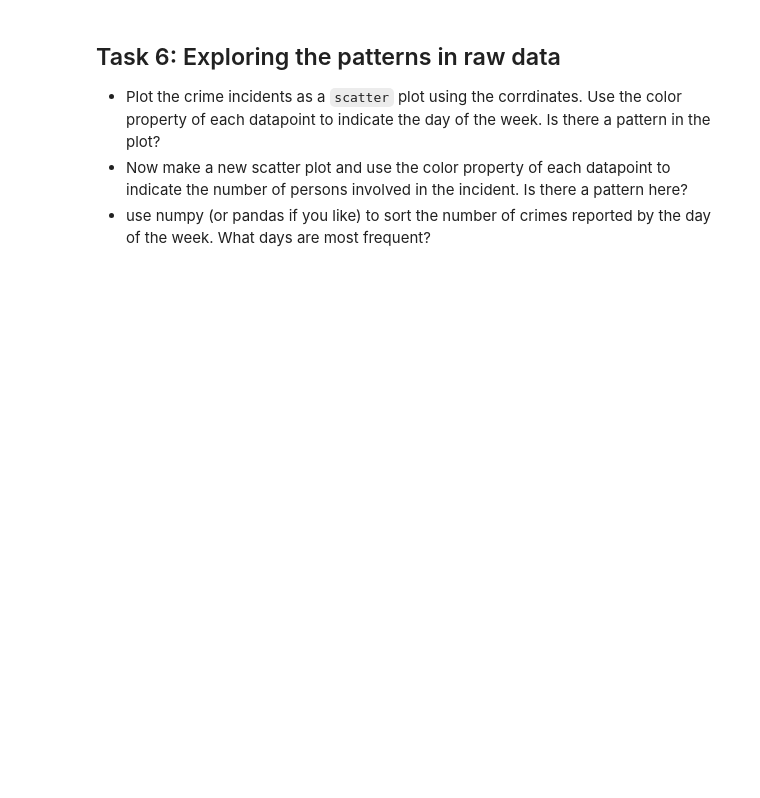
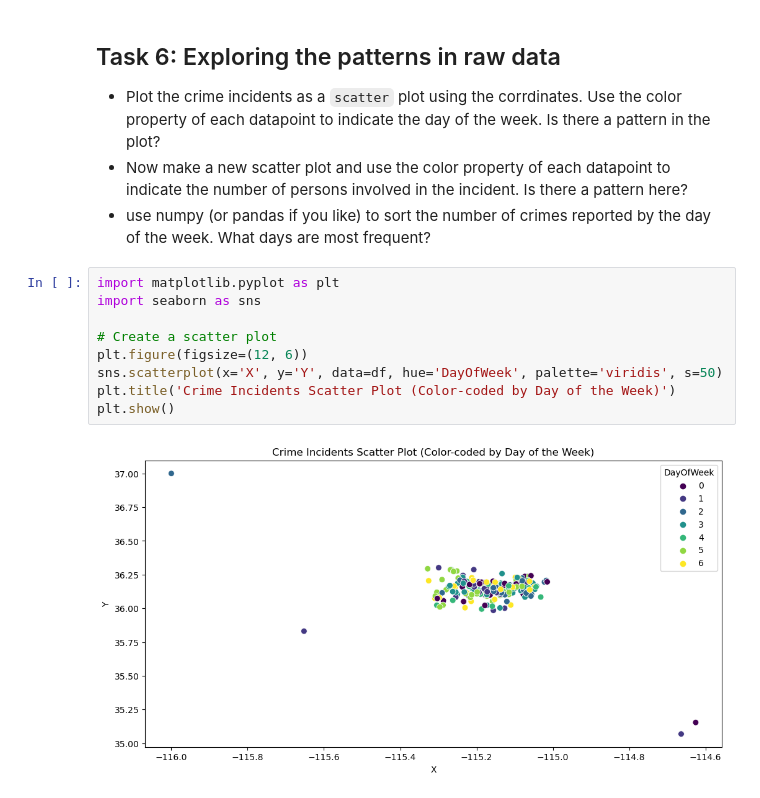
Before and after one commit to Mamatha-bk/PR, a Jupyter notebook: Assignements/HW2/Crime-Stats-Project.ipynb, the cells around one changed output. Cells and saved outputs as stored; diff of their text form; blank space fills up the shorter version.

```diff
--- a/Assignements/HW2/Crime-Stats-Project.ipynb
+++ b/Assignements/HW2/Crime-Stats-Project.ipynb
@@ -586,3 +592,14 @@ ValueError: shape mismatch: objects cannot be broadcast to a single shape.  Mism
 * Plot the crime incidents as a `scatter` plot using the corrdinates. Use the color property of each datapoint to indicate the day of the week. Is there a pattern in the plot?
 * Now make a new scatter plot and use the color property of each datapoint to indicate the number of persons involved in the incident. Is there a pattern here?
 * use numpy (or pandas if you like) to sort the number of crimes reported by the day of the week. What days are most frequent?
+# %%
+import matplotlib.pyplot as plt
+import seaborn as sns
+
+# Create a scatter plot
+plt.figure(figsize=(12, 6))
+sns.scatterplot(x='X', y='Y', data=df, hue='DayOfWeek', palette='viridis', s=50)
+plt.title('Crime Incidents Scatter Plot (Color-coded by Day of the Week)')
+plt.show()
+# %% [output]
+[figure, added]
```
Also changed, not shown: parts of 8 cells of this notebook.
